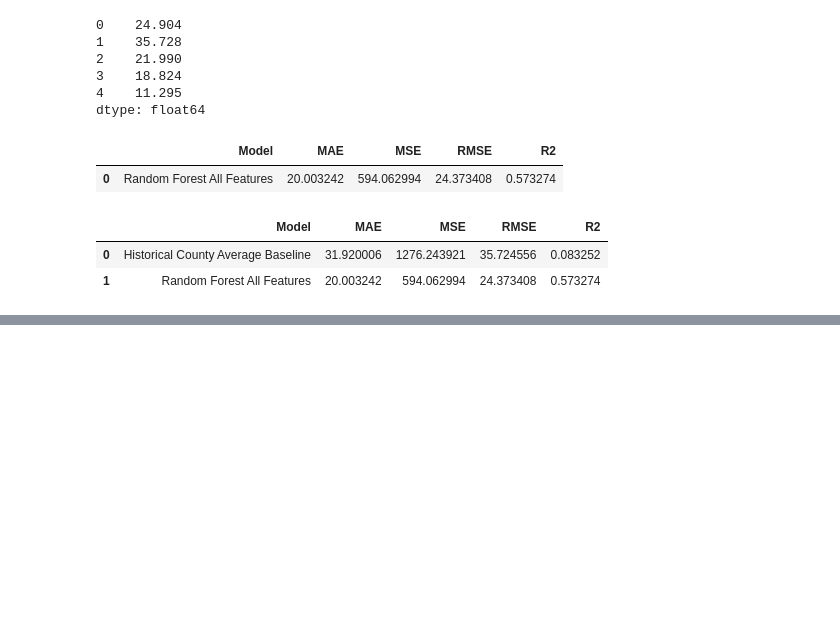
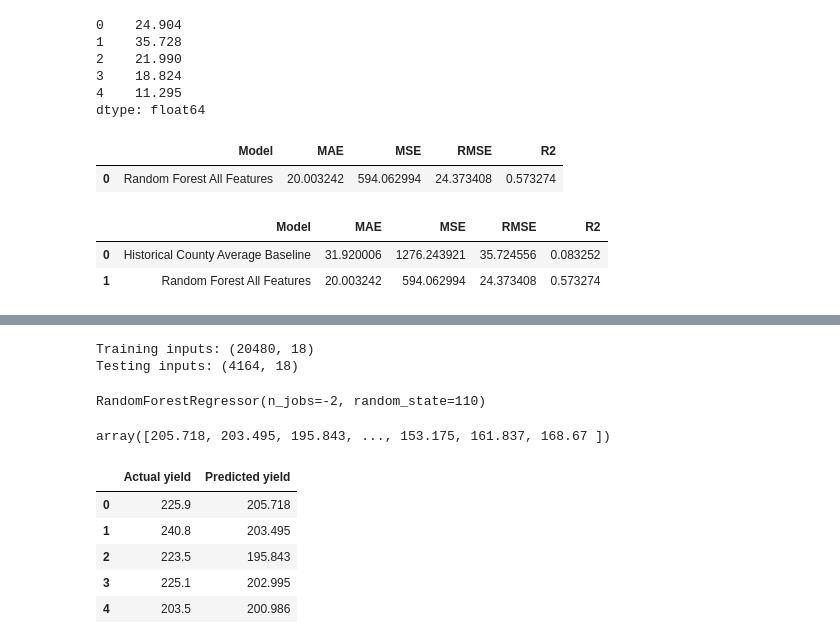
Before and after one commit to JTRIII/corn-yield-thesis, a Jupyter notebook: notebooks/06_model_evaluation_and_final_results.ipynb, the cells around one changed output, grey strips where cells are left out. Cells and saved outputs as stored; diff of their text form; code cells hidden in the pictures; blank space fills up the shorter version.

```diff
--- a/notebooks/06_model_evaluation_and_final_results.ipynb
+++ b/notebooks/06_model_evaluation_and_final_results.ipynb
@@ -2247,0 +2244,35 @@ final_model_comparison
+# %%
+print("Training inputs:", X_final_train_pearson.shape)
+print("Testing inputs:", X_final_test_pearson.shape)
+# %% [output]
+Training inputs: (20480, 18)
+Testing inputs: (4164, 18)
+# %%
+# Create Model
+final_rf_pearson = RandomForestRegressor(random_state=110, n_jobs=-2)
+# %%
+# Train model
+final_rf_pearson.fit(X_final_train_pearson, y_final_train)
+# %% [output]
+RandomForestRegressor(n_jobs=-2, random_state=110)
+# %%
+# Predictions
+final_rf_pearson_predictions = final_rf_pearson.predict(X_final_test_pearson)
+# %%
+final_rf_pearson_predictions
+# %% [output]
+array([205.718, 203.495, 195.843, ..., 153.175, 161.837, 168.67 ])
+# %%
+final_rf_pearson_preview = pd.DataFrame({
+    "Actual yield": y_test,
+    "Predicted yield": final_rf_pearson_predictions
+}, index=X_final_test_pearson.index)
+
+final_rf_pearson_preview.head()
+# %% [output]
+|  | Actual yield | Predicted yield |
+| 0 | 225.9 | 205.718 |
+| 1 | 240.8 | 203.495 |
+| 2 | 223.5 | 195.843 |
+| 3 | 225.1 | 202.995 |
+| 4 | 203.5 | 200.986 |
```
Also changed, not shown: parts of 8 cells of this notebook.
